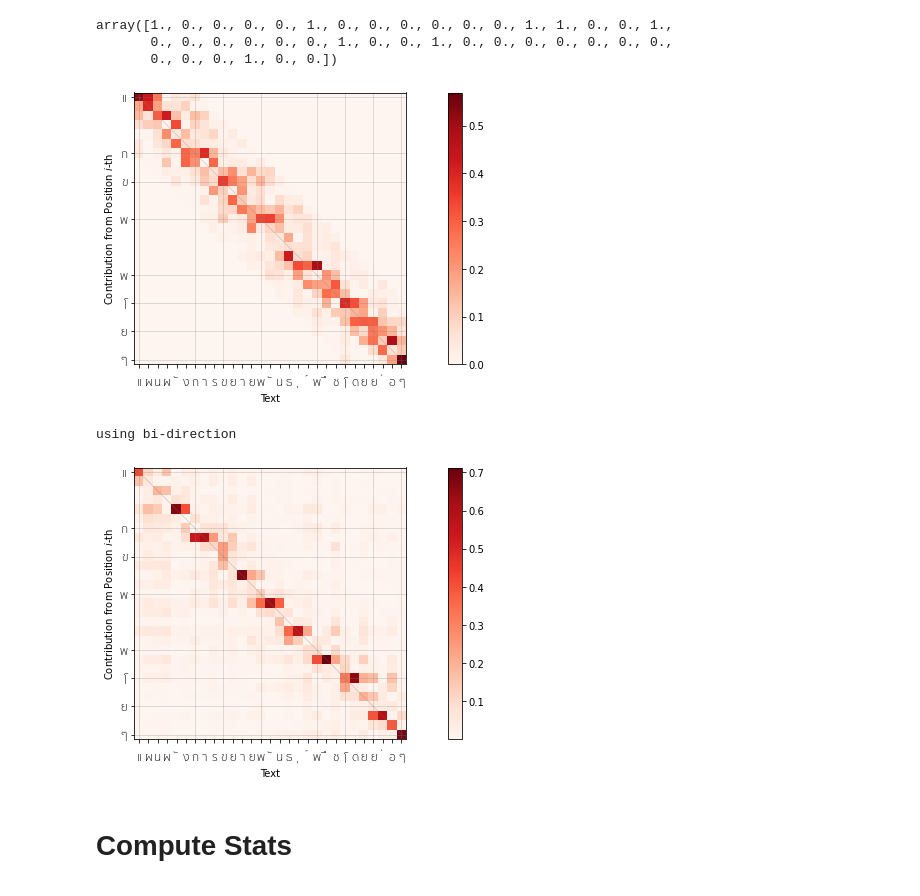
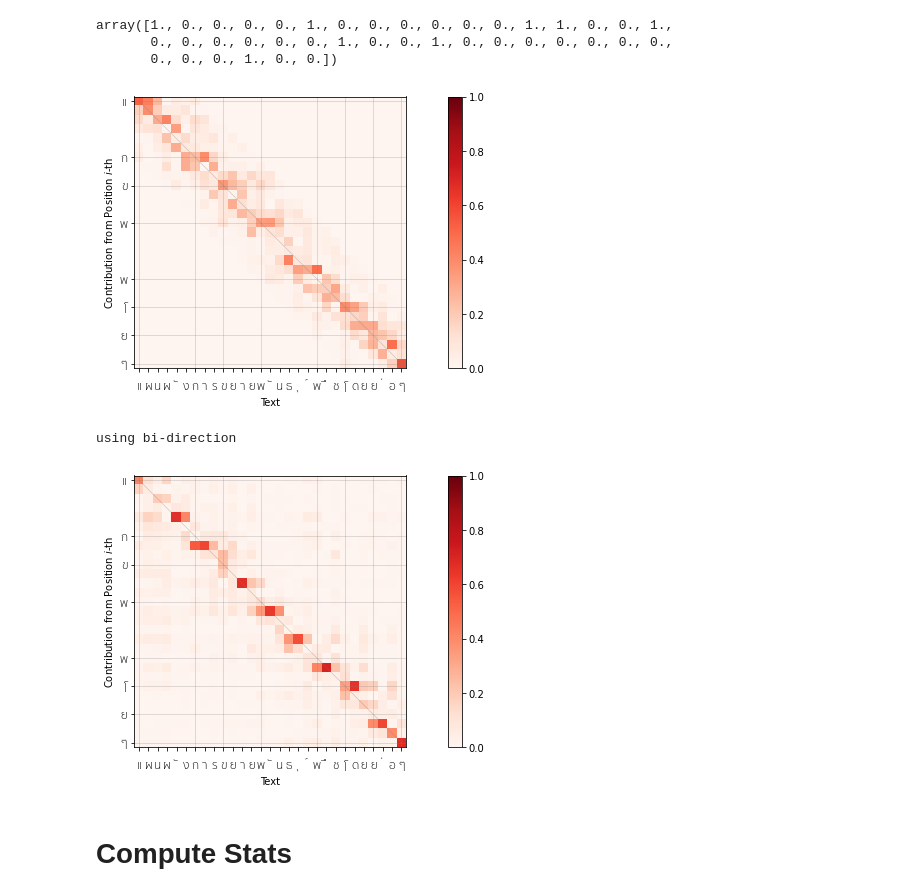
Before and after one commit to p16i/Syllable-based-Neural-Thai-Word-Segmentation, a Jupyter notebook: notebooks/x_attacut_captum.ipynb, the cells around one changed output. Cells and saved outputs as stored; diff of their text form; code cells hidden in the pictures.

```diff
--- a/notebooks/x_attacut_captum.ipynb
+++ b/notebooks/x_attacut_captum.ipynb
@@ -202,35 +202,35 @@ def normalized_relevance(relevances):
     return normalized_location_relevance
 
 
 def plot_sc_relevances(sentence, model, wrapper_func, font="Sukhumvit Set", fontsize=12, name=""):
     boundary = word_boundary(model, sentence)
 
     relevances = interpret_atta_sc(sentence, wrapper_func)
     characters = list(sentence)
 
     plt.figure(figsize=(15, 5))
     ax = plt.subplot(1, 1, 1)
 
     normalized_location_relevance = normalized_relevance(relevances)
 
     plot_boundary(boundary)
-    plt.imshow(normalized_location_relevance, cmap="Reds", vmin=np.min(normalized_location_relevance), vmax=np.max(normalized_location_relevance))
+    plt.imshow(normalized_location_relevance, cmap="Reds", vmin=0, vmax=1)
     plt.colorbar()
 
     plt.ylabel("Contribution from Position $i$-th")
 
     ix = np.argwhere(boundary).reshape(-1)
     plt.yticks(ix, map(lambda i: characters[i],ix), fontname=font, fontsize=fontsize)
     plt.xticks(range(len(sentence)), list(sentence), fontname=font, fontsize=fontsize)
     plt.xlabel("Text")
     ax.tick_params(axis="x", pad=10, which='major',)
 
 
 
 plot_sc_relevances(sentences[-1], atta_sc_cnn, lambda: AttaCutSCWrapper(Tokenizer(model=sc_cnn)), name="DilatedCNN(CH+SY)")
 plt.savefig("./figures/explained_cnn.png", dpi=300)
 # %% [output]
-[figure, old version]
+[figure, new version]
 # %%
 # for s in sentences:
 #     plot_sc_relevances(s, atta_sc_cnn, lambda: AttaCutSCWrapper(Tokenizer(model=sc_cnn)), name="DilatedCNN(CH+SY)")
@@ -255,7 +255,7 @@ plot_sc_relevances(sentences[-1], atta_sc_lstm, lambda: AttaCutLSTMSCWrapper(Tok
 plt.savefig("./figures/explained_lstm.png", dpi=300)
 # %% [output]
 using bi-direction
-[figure, old version]
+[figure, new version]
 # %%
 # for s in sentences:
 #     plot_sc_relevances(s, atta_sc_lstm, lambda: AttaCutLSTMSCWrapper(Tokenizer(model=sc_lstm)), name="BiLSTM(CH+SY)")
```
Also changed, not shown: parts of 5 cells of this notebook, 1 other file.
